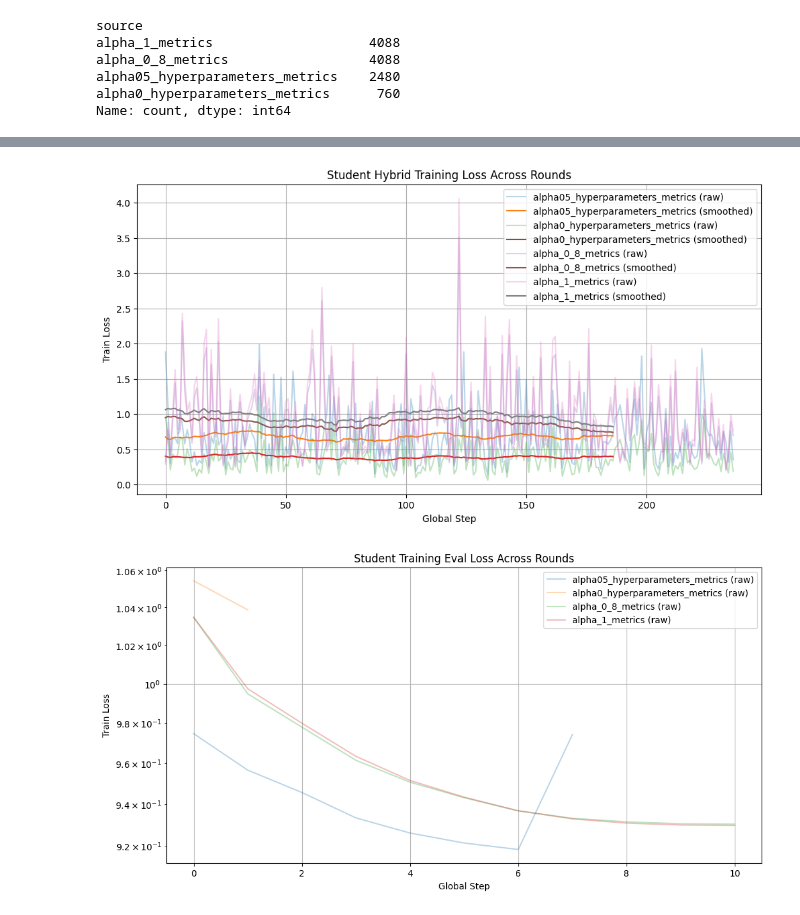
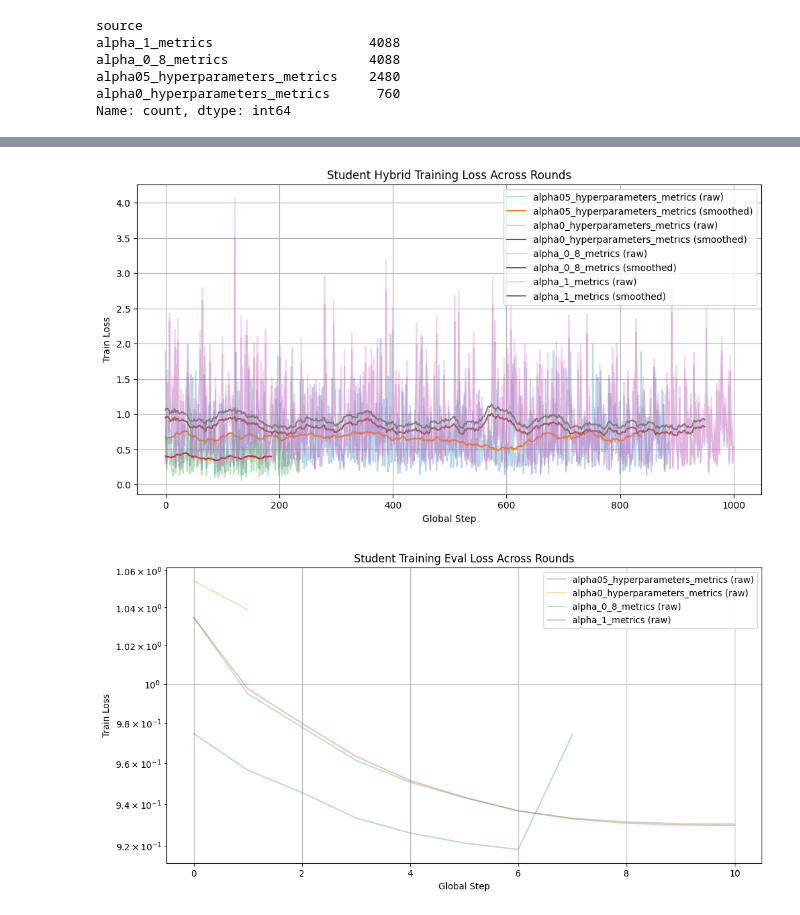
Before and after one commit to r-three/SLMensembles, a Jupyter notebook: SLM_ensembles.ipynb, the cells around one changed output, grey strips where cells are left out. Drawn from its saved outputs; the diff is of its cells as text; code cells hidden in the pictures.

Commit message:
updates visualization of the training loss

```diff
--- a/SLM_ensembles.ipynb
+++ b/SLM_ensembles.ipynb
@@ -77,7 +77,7 @@ ID string: alpha_1
 # %%
 # Student train loss (hybrid) over rounds
 side_by_side = False
-x_min_loss = True
+x_min_loss = False
 min_len = 1000
 
 filter_size = 51
@@ -133,34 +133,34 @@ else:
         student_train_df = df[
             (df["role"] == "student") &
             (df["phase"] == "train") &
             (df["function"] == "compute_loss")
         ]
 
         loss = student_train_df["train_loss"].to_numpy()
         if len(loss) < filter_size:
             ax.set_title(f"{name} (too short)")
             ax.axis("off")
             continue
 
         smoothed = scipy.signal.fftconvolve(loss, kernel, mode="valid")
 
         ax.plot(range(len(loss)), loss, alpha=0.3, label="Raw")
         # ax.plot(range(len(smoothed)), smoothed, label="Smoothed")
         ax.set_title(f"Training Loss: {name}")
         ax.set_xlabel("Global Step")
         ax.set_ylabel("Train Loss")
         ax.legend()
 
     # Hide any unused subplots
     for i in range(idx + 1, rows * cols):
         row, col = divmod(i, cols)
         axes[row][col].axis("off")
 
     plt.yscale("log")
     plt.tight_layout()
     plt.show()
 # %% [output]
-[figure, old version]
+[figure, new version]
 # %%
 # Student Training Eval Loss Across Rounds
 side_by_side = False
```
